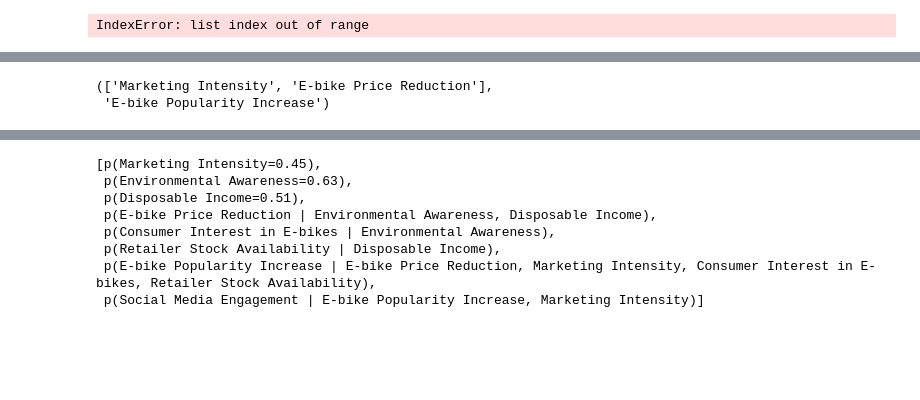
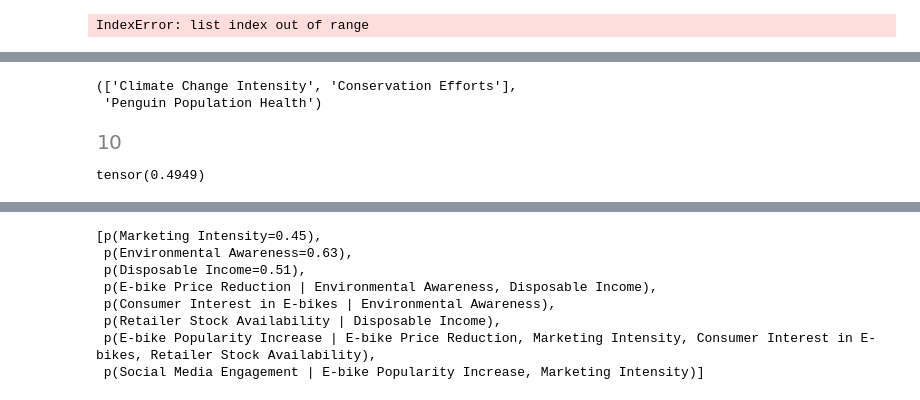
Before and after one commit to felixludos/cladder, a Jupyter notebook: notebooks/build_verb_templates.ipynb, the cells around one changed output, grey strips where cells are left out. Saved outputs shown, nothing was run; the diff lists cells and outputs as text; code cells hidden in the pictures; blank space fills up the shorter version.

```diff
--- a/notebooks/build_verb_templates.ipynb
+++ b/notebooks/build_verb_templates.ipynb
@@ -260,7 +245,12 @@ ValueError: Could not save to JPEG for display
 # %%
 treatments = [v['name'] for v in story['nodes'] if v['type'] == 'treatment']
+treatment = treatments[0]
 outcome = [v['name'] for v in story['nodes'] if v['type'] == 'outcome'][0]
 treatments, outcome
 # %% [output]
-(['Marketing Intensity', 'E-bike Price Reduction'],
- 'E-bike Popularity Increase')
+(['Climate Change Intensity', 'Conservation Efforts'],
+ 'Penguin Population Health')
+# %%
+len(net.ate_terms(treatments[0], outcome))
+# %% [output]
+[figure, added]
@@ -266,0 +259,6 @@ treatments, outcome
+# %%
+est = net.marginals()[outcome]
+
+est
+# %% [output]
+tensor(0.4949)
```
Also changed, not shown: parts of 9 cells of this notebook, 7 other files.
